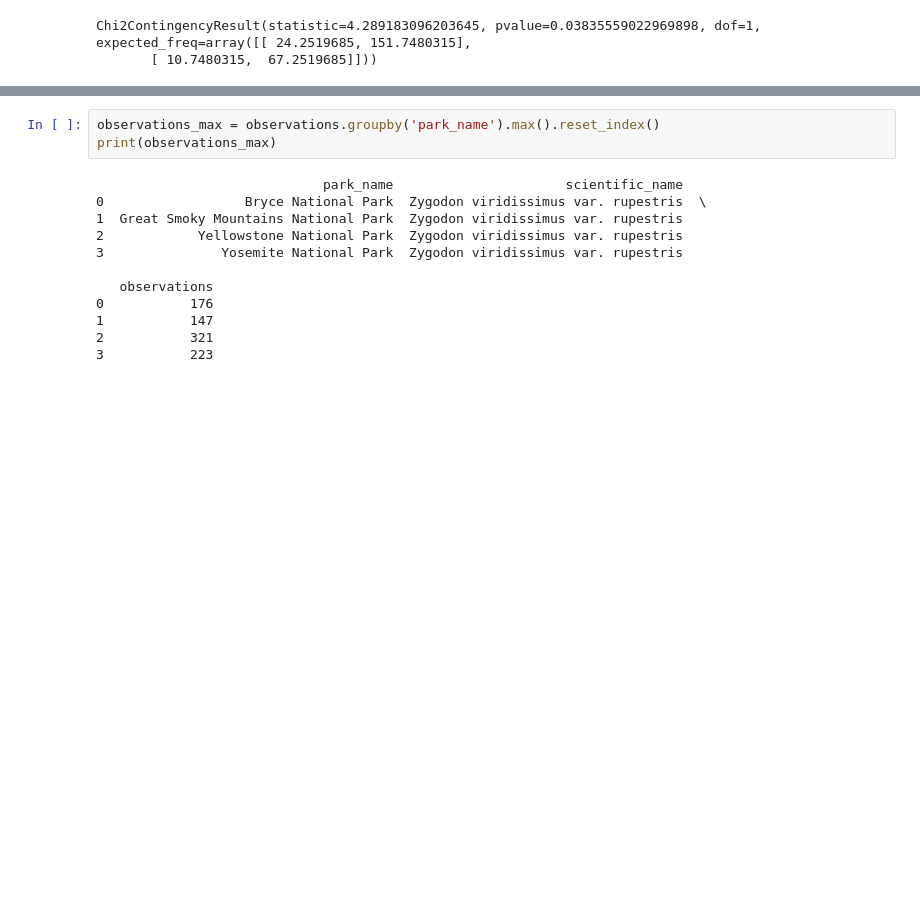
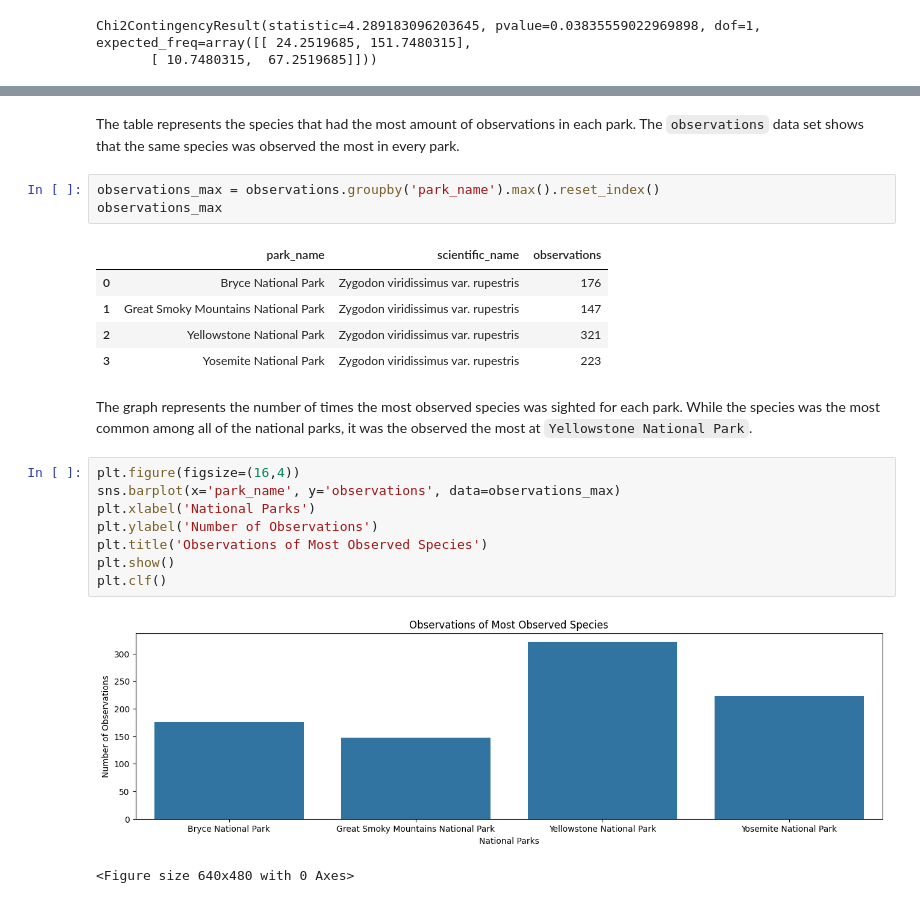
Before and after one commit to jayoung26/Biodiversity_in_National_Parks, a Jupyter notebook: biodiversity.ipynb, the cells around one changed output, grey strips where cells are left out. Saved outputs shown, nothing was run; the diff lists cells and outputs as text; blank space fills up the shorter version.

```diff
--- a/biodiversity.ipynb
+++ b/biodiversity.ipynb
@@ -224,18 +393,27 @@ plt.clf()
 # %% [output]
 [figure]
 <Figure size 640x480 with 0 Axes>
+# %% [markdown]
+The table represents the species that had the most amount of observations in each park. The `observations` data set shows that the same species was observed the most in every park.
 # %%
 observations_max = observations.groupby('park_name').max().reset_index()
-print(observations_max)
+observations_max
 # %% [output]
-                             park_name                      scientific_name
-0                  Bryce National Park  Zygodon viridissimus var. rupestris  \
-1  Great Smoky Mountains National Park  Zygodon viridissimus var. rupestris
-2            Yellowstone National Park  Zygodon viridissimus var. rupestris
-3               Yosemite National Park  Zygodon viridissimus var. rupestris
-
-   observations
-0           176
-1           147
-2           321
-3           223
+|  | park_name | scientific_name | observations |
+| 0 | Bryce National Park | Zygodon viridissimus var. rupestris | 176 |
+| 1 | Great Smoky Mountains National Park | Zygodon viridissimus var. rupestris | 147 |
+| 2 | Yellowstone National Park | Zygodon viridissimus var. rupestris | 321 |
+| 3 | Yosemite National Park | Zygodon viridissimus var. rupestris | 223 |
+# %% [markdown]
+The graph represents the number of times the most observed species was sighted for each park. While the species was the most common among all of the national parks, it was the observed the most at `Yellowstone National Park`.
+# %%
+plt.figure(figsize=(16,4))
+sns.barplot(x='park_name', y='observations', data=observations_max)
+plt.xlabel('National Parks')
+plt.ylabel('Number of Observations')
+plt.title('Observations of Most Observed Species')
+plt.show()
+plt.clf()
+# %% [output]
+[figure, added]
+<Figure size 640x480 with 0 Axes>
```
Also changed, not shown: parts of 36 cells of this notebook.
